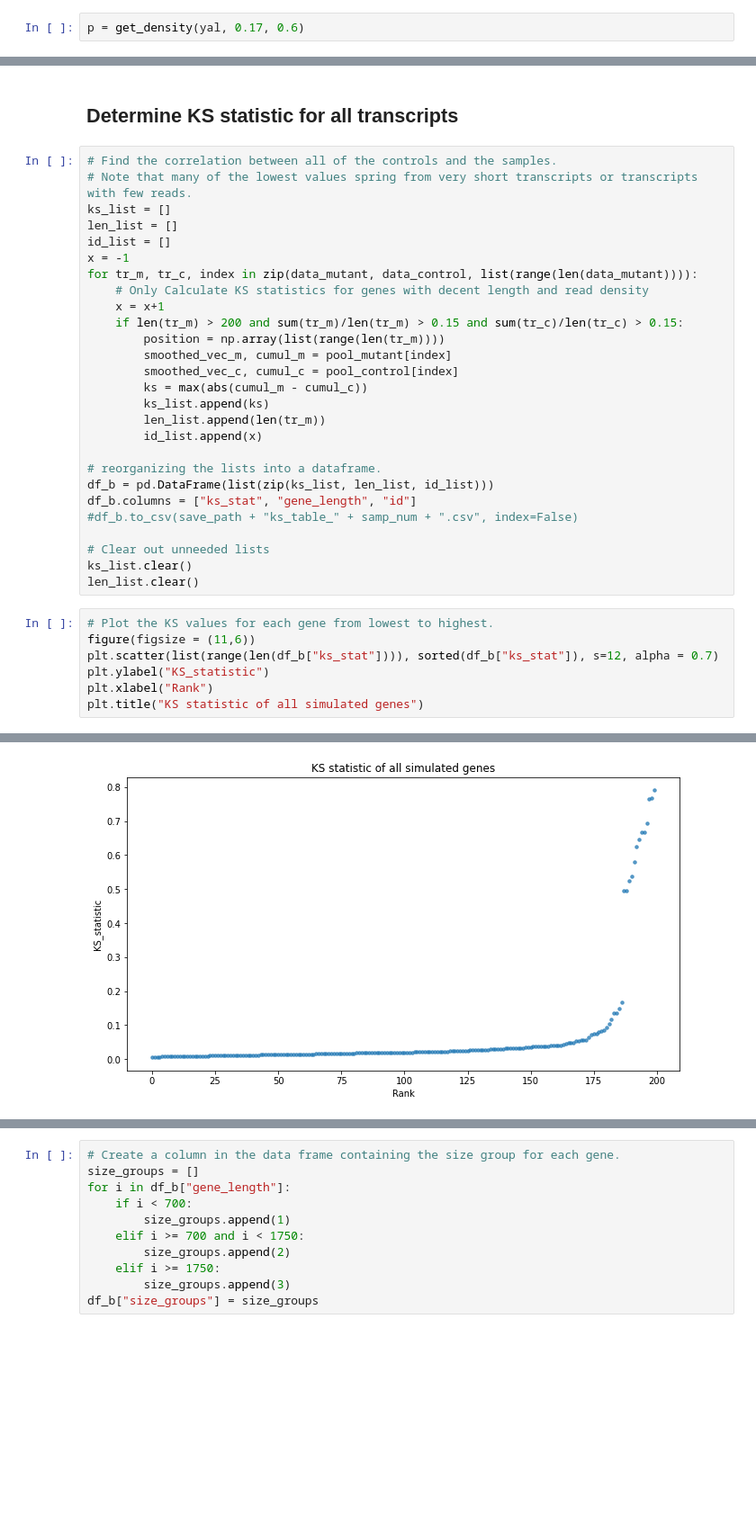
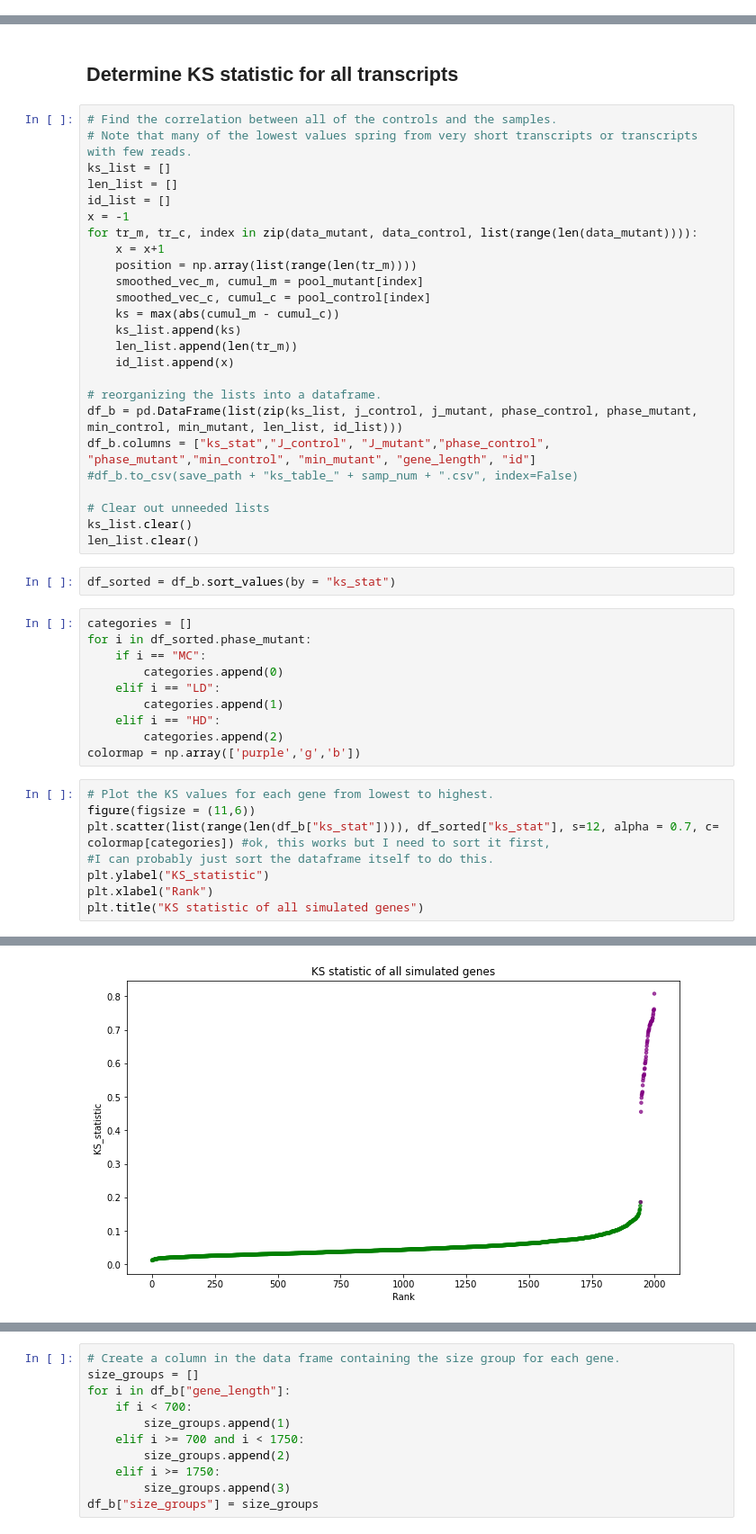
Before and after one commit to greenblattlab/Analysis_Of_Ribosome_Pausing, a Jupyter notebook: Simulation/rb_profile_simulator.ipynb, the cells around one changed output, grey strips where cells are left out. Shown at 90% size. Cells and saved outputs as stored; diff of their text form; blank space fills up the shorter version.

```diff
--- a/Simulation/rb_profile_simulator.ipynb
+++ b/Simulation/rb_profile_simulator.ipynb
@@ -306,2 +426,0 @@ plt.plot(lamb)
-# %%
-p = get_density(yal, 0.17, 0.6)
@@ -374,32 +485,43 @@ len_list = []
 id_list = []
 x = -1
 for tr_m, tr_c, index in zip(data_mutant, data_control, list(range(len(data_mutant)))):
-    # Only Calculate KS statistics for genes with decent length and read density
     x = x+1
-    if len(tr_m) > 200 and sum(tr_m)/len(tr_m) > 0.15 and sum(tr_c)/len(tr_c) > 0.15:
-        position = np.array(list(range(len(tr_m))))
-        smoothed_vec_m, cumul_m = pool_mutant[index]
-        smoothed_vec_c, cumul_c = pool_control[index]
-        ks = max(abs(cumul_m - cumul_c))
-        ks_list.append(ks)
-        len_list.append(len(tr_m))
-        id_list.append(x)
+    position = np.array(list(range(len(tr_m))))
+    smoothed_vec_m, cumul_m = pool_mutant[index]
+    smoothed_vec_c, cumul_c = pool_control[index]
+    ks = max(abs(cumul_m - cumul_c))
+    ks_list.append(ks)
+    len_list.append(len(tr_m))
+    id_list.append(x)
 
 # reorganizing the lists into a dataframe.
-df_b = pd.DataFrame(list(zip(ks_list, len_list, id_list)))
-df_b.columns = ["ks_stat", "gene_length", "id"]
+df_b = pd.DataFrame(list(zip(ks_list, j_control, j_mutant, phase_control, phase_mutant, min_control, min_mutant, len_list, id_list)))
+df_b.columns = ["ks_stat","J_control", "J_mutant","phase_control", "phase_mutant","min_control", "min_mutant", "gene_length", "id"]
 #df_b.to_csv(save_path + "ks_table_" + samp_num + ".csv", index=False)
 
 # Clear out unneeded lists
 ks_list.clear()
 len_list.clear()
+# %%
+df_sorted = df_b.sort_values(by = "ks_stat")
+# %%
+categories = []
+for i in df_sorted.phase_mutant:
+    if i == "MC":
+        categories.append(0)
+    elif i == "LD":
+        categories.append(1)
+    elif i == "HD":
+        categories.append(2)
+colormap = np.array(['purple','g','b'])
 # %%
 # Plot the KS values for each gene from lowest to highest.
 figure(figsize = (11,6))
-plt.scatter(list(range(len(df_b["ks_stat"]))), sorted(df_b["ks_stat"]), s=12, alpha = 0.7)
+plt.scatter(list(range(len(df_b["ks_stat"]))), df_sorted["ks_stat"], s=12, alpha = 0.7, c= colormap[categories]) #ok, this works but I need to sort it first,
+#I can probably just sort the dataframe itself to do this.
 plt.ylabel("KS_statistic")
 plt.xlabel("Rank")
 plt.title("KS statistic of all simulated genes")
 # %% [output]
 Text(0.5, 1.0, 'KS statistic of all simulated genes')
-[figure, old version]
+[figure, new version]
```
Also changed, not shown: parts of 42 cells of this notebook, 4 other files.
